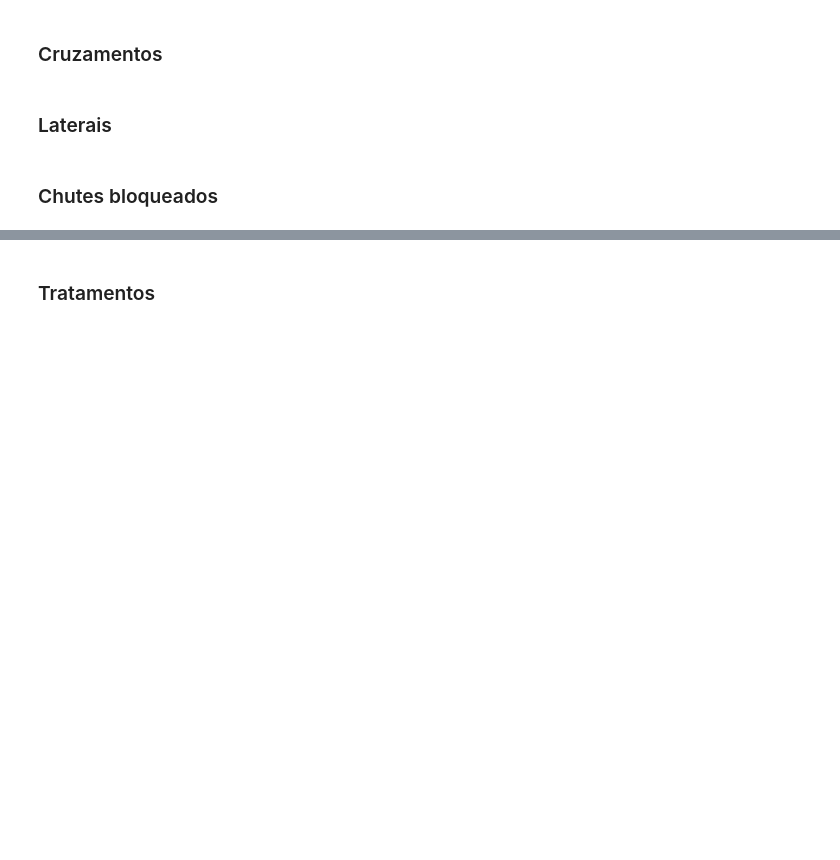
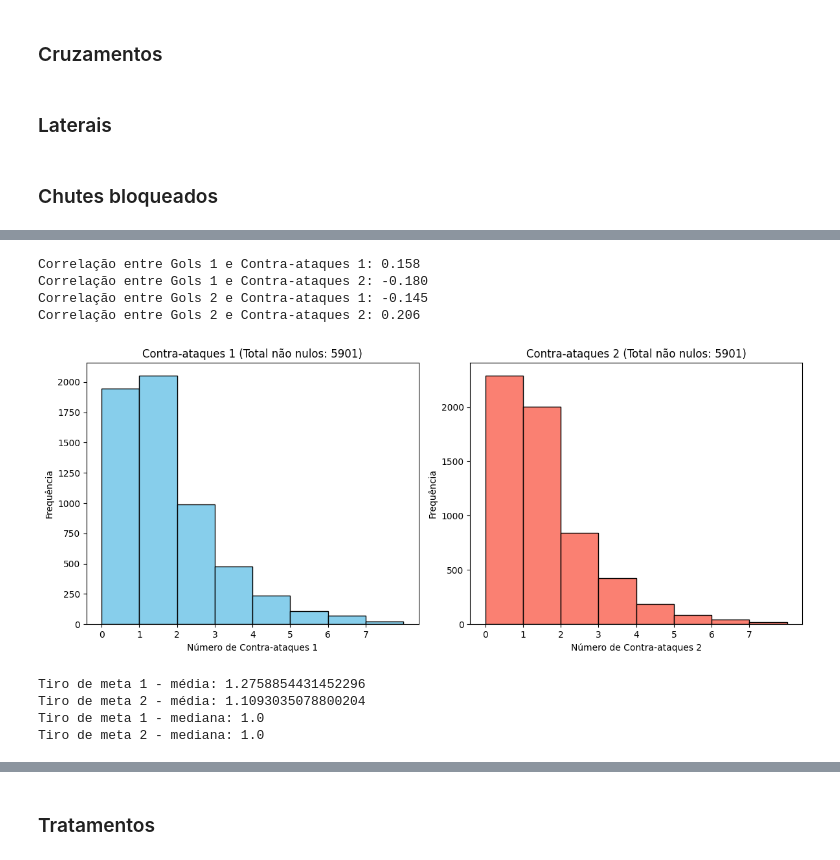
Before and after one commit to UFRJ-Analytica/PS-2025.1, a Jupyter notebook: Progresso/#XRay_final.ipynb, the cells around one changed output, grey strips where cells are left out. Saved outputs shown, nothing was run; the diff lists cells and outputs as text; code cells hidden in the pictures; blank space fills up the shorter version.

Commit message:
Adicionado colunas
Tiros de Meta
Substituições
Contra_ataques

```diff
--- a/Progresso/#XRay_final.ipynb
+++ b/Progresso/#XRay_final.ipynb
@@ -42,0 +66,57 @@ warnings.simplefilter(action='ignore', category=FutureWarning)
+# %%
+df = pd.read_csv("saida_sem_outliers_preenchido.csv")
+for g in ['Gols 1', 'Gols 2']:
+    for s in ['Contra-ataques 1', 'Contra-ataques 2']:
+        print(f"Correlação entre {g} e {s}: {df[g].corr(df[s]):.3f}")
+# %% [output]
+Correlação entre Gols 1 e Contra-ataques 1: 0.158
+Correlação entre Gols 1 e Contra-ataques 2: -0.180
+Correlação entre Gols 2 e Contra-ataques 1: -0.145
+Correlação entre Gols 2 e Contra-ataques 2: 0.206
+# %%
+def plotar_histogramas_duplos(caminho_csv, coluna1, coluna2):
+    # Lê o dataset
+    df = pd.read_csv(caminho_csv)
+
+    # Extrai as colunas de interesse
+    dados1 = df[coluna1]
+    dados2 = df[coluna2]
+
+    # Conta os valores não nulos
+    count1 = dados1.notnull().sum()
+    count2 = dados2.notnull().sum()
+
+    # Cria os histogramas lado a lado
+    plt.figure(figsize=(12, 5))
+
+    # Histograma da primeira coluna
+    plt.subplot(1, 2, 1)
+    plt.hist(dados1.dropna(), bins=range(0, int(dados1.max()) + 2), edgecolor='black', color='skyblue')
+    plt.title(f'{coluna1} (Total não nulos: {count1})')
+    plt.xlabel(f"Número de {coluna1}")
+    plt.ylabel('Frequência')
+    plt.xticks(range(0, int(dados1.max()) + 1))
+
+    # Histograma da segunda coluna
+    plt.subplot(1, 2, 2)
+    plt.hist(dados2.dropna(), bins=range(0, int(dados2.max()) + 2), edgecolor='black', color='salmon')
+    plt.title(f'{coluna2} (Total não nulos: {count2})')
+    plt.xlabel(f"Número de {coluna2}")
+    plt.ylabel('Frequência')
+    plt.xticks(range(0, int(dados2.max()) + 1))
+
+    plt.tight_layout()
+    plt.show()
+
+    print(f"Tiro de meta 1 - média: {dados1.mean()}")
+    print(f"Tiro de meta 2 - média: {dados2.mean()}")
+    print(f"Tiro de meta 1 - mediana: {dados1.median()}")
+    print(f"Tiro de meta 2 - mediana: {dados2.median()}")
+
+plotar_histogramas_duplos('saida_sem_outliers.csv', 'Contra-ataques 1', 'Contra-ataques 2')
+# %% [output]
+[figure, added]
+Tiro de meta 1 - média: 1.2758854431452296
+Tiro de meta 2 - média: 1.1093035078800204
+Tiro de meta 1 - mediana: 1.0
+Tiro de meta 2 - mediana: 1.0
```
Also changed, not shown: parts of 33 cells of this notebook, 3 other files.
